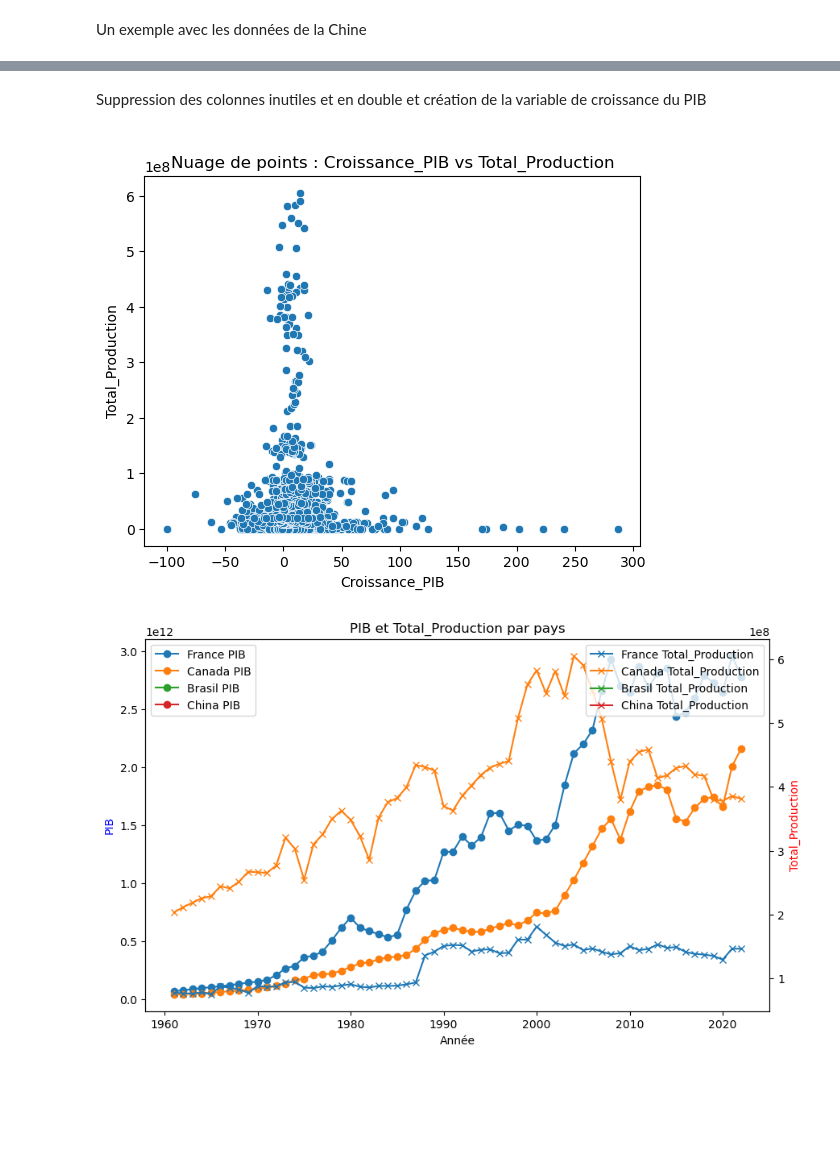
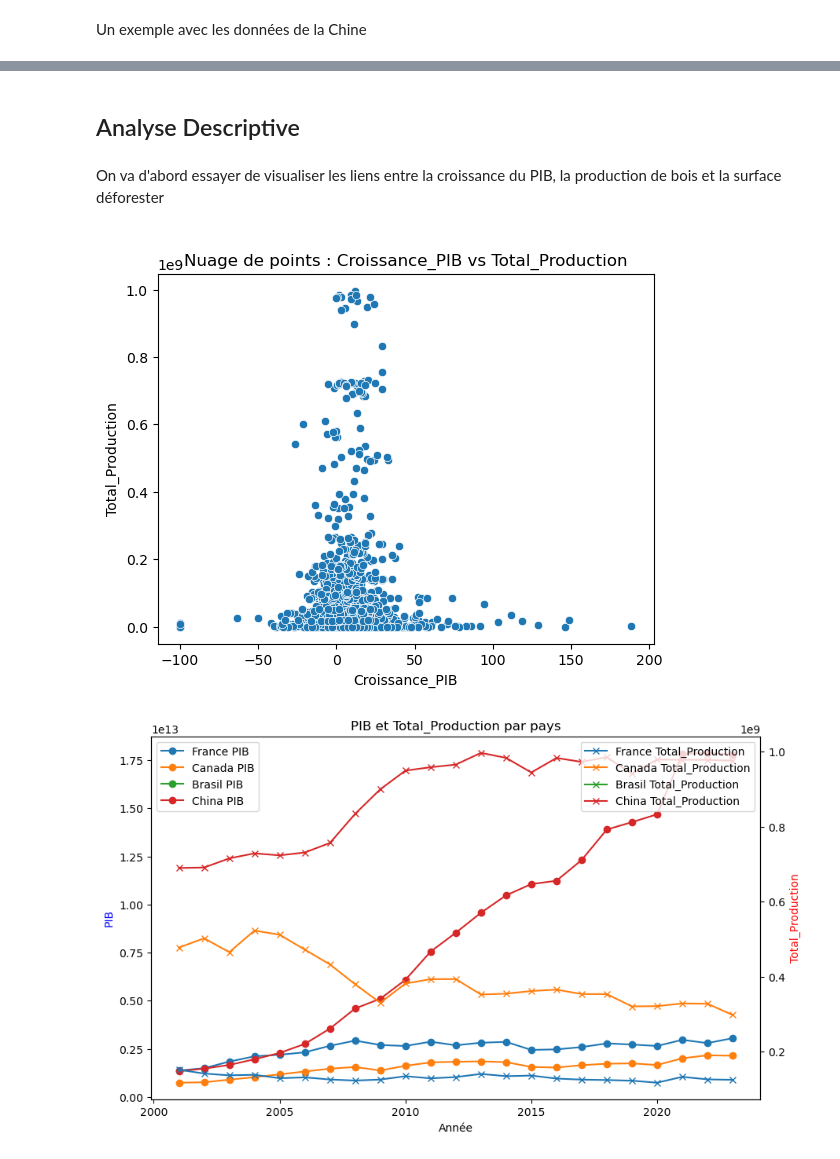
Before and after one commit to marine-huchet/Deforestation, a Jupyter notebook: MainPython/analyse descriptive.ipynb, the cells around one changed output, grey strips where cells are left out. Drawn from its saved outputs; the diff is of its cells as text; code cells hidden in the pictures; blank space fills up the shorter version.

Commit message:
Ajout de colonne Croissance IB et début Analyse descriptive

```diff
--- a/MainPython/analyse descriptive.ipynb
+++ b/MainPython/analyse descriptive.ipynb
@@ -46,0 +52,6 @@ data
+# %%
+# création de la variable du total de production de bois et changement du nom de la variable 'total' (qui correspond à la surface total déforester) pour éviter les confusions
+
+data['Total_Production'] = data.filter(like='Production').sum(axis=1)
+data = data.rename(columns={'total' : 'Total_deforestation(ha)'})
+data
@@ -46,0 +74,7 @@ data
+# %%
+# Trier les données par Pays et Année
+data = data.sort_values(by=['country', 'Year']).reset_index(drop=True)
+data
+# Calcul de la croissance du PIB par pays
+data['Croissance_PIB'] = data.groupby('code_pays')['PIB'].pct_change() * 100
+data
@@ -91,20 +118,10 @@ data
-# %% [markdown]
-Suppression des colonnes inutiles et en double et création de la variable de croissance du PIB
-# %%
-# Liste des colonnes à supprimer
-colonnes_inutiles = ["Zone", "date","Part terres agricoles", "Part terres foret"]
-
-# Suppression des colonnes inutiles
-data = data.drop(columns=colonnes_inutiles)
-# %%
-# Trier les données par Pays et Année
-data = data.sort_values(by=['code_pays', 'Année']).reset_index(drop=True)
-
-# Calcul de la croissance du PIB par pays
-data['Croissance_PIB'] = data.groupby('code_pays')['PIB'].pct_change() * 100
-data
+# %% [markdown]
+## Analyse Descriptive
+# %% [markdown]
+On va d'abord essayer de visualiser les liens entre la croissance du PIB, la production de bois et la surface déforester
 # %%
 import seaborn as sns
+import matplotlib.pyplot as plt
 
 # Créer le nuage de points avec seaborn
 sns.scatterplot(x='Croissance_PIB', y='Total_Production', data=data)
@@ -115,7 +132,7 @@ plt.title('Nuage de points : Croissance_PIB vs Total_Production')
 # Afficher le graphique
 plt.show()
 # %% [output]
-[figure, old version]
+[figure, new version]
 # %%
 import matplotlib.pyplot as plt
 
@@ -131,33 +148,33 @@ fig, ax1 = plt.subplots(figsize=(10, 6))
 # Tracer les lignes pour chaque pays (PIB sur le premier axe)
 for pays in pays_a_afficher:
     # Filtrer les données pour chaque pays
     pays_data = filtered_data[filtered_data['country'] == pays]
 
     # Tracer la ligne pour PIB sur l'axe de gauche
-    ax1.plot(pays_data['Année'], pays_data['PIB'], label=f'{pays} PIB', marker='o')
+    ax1.plot(pays_data['Year'], pays_data['PIB'], label=f'{pays} PIB', marker='o')
 
 # Créer un deuxième axe des ordonnées pour Total_Production (axe de droite)
 ax2 = ax1.twinx()
 
 # Tracer les lignes pour Total_Production sur l'axe de droite
 for pays in pays_a_afficher:
     # Filtrer les données pour chaque pays
     pays_data = filtered_data[filtered_data['country'] == pays]
 
     # Tracer la ligne pour Total_Production sur l'axe de droite
-    ax2.plot(pays_data['Année'], pays_data['Total_Production'], label=f'{pays} Total_Production', marker='x')
+    ax2.plot(pays_data['Year'], pays_data['Total_Production'], label=f'{pays} Total_Production', marker='x')
 
 # Ajouter des titres et des labels
 ax1.set_title('PIB et Total_Production par pays')
 ax1.set_xlabel('Année')
 ax1.set_ylabel('PIB', color='blue')  # Axe gauche pour PIB
 ax2.set_ylabel('Total_Production', color='red')  # Axe droite pour Total_Production
 
 # Ajouter des légendes
 ax1.legend(loc='upper left')
 ax2.legend(loc='upper right')
 
 # Afficher le graphique
 plt.show()
 # %% [output]
-[figure, old version]
+[figure, new version]
```
Also changed, not shown: parts of 8 cells of this notebook.
